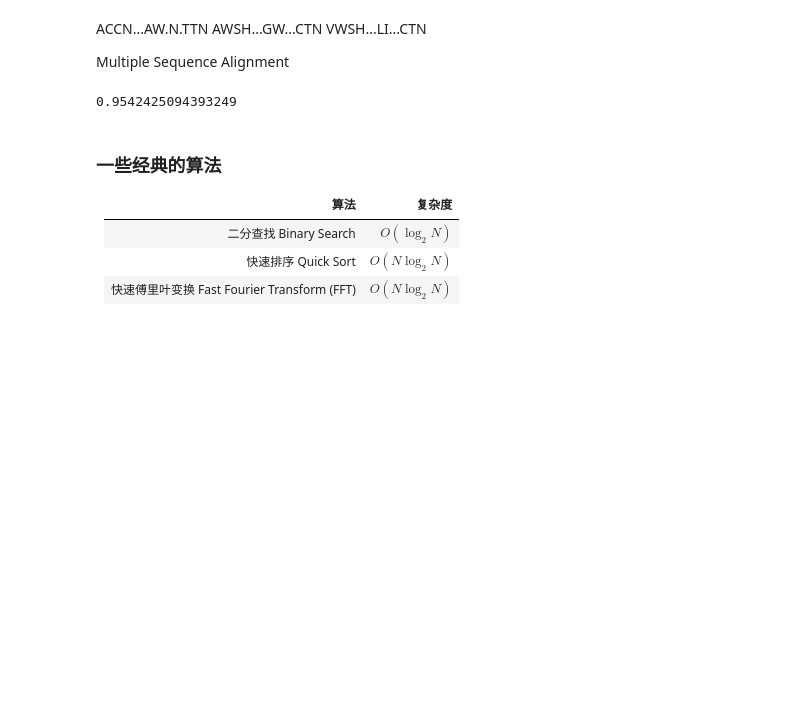
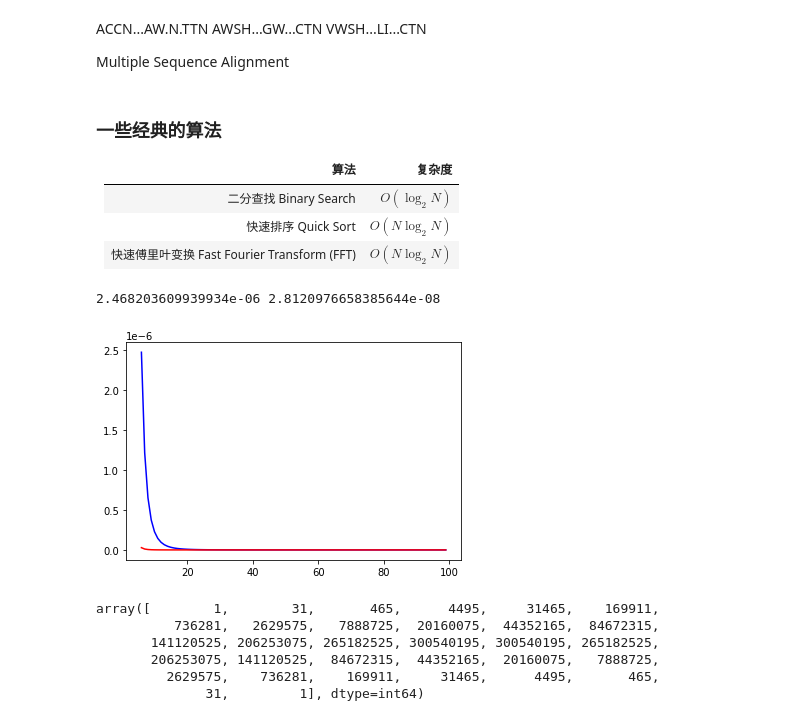
Before and after one commit to 3ki5tj/python-class, a Jupyter notebook: exercises/scratch-book.ipynb, the cells around one changed output. Saved outputs shown, nothing was run; the diff lists cells and outputs as text; code cells hidden in the pictures; blank space fills up the shorter version.

```diff
--- a/exercises/scratch-book.ipynb
+++ b/exercises/scratch-book.ipynb
@@ -93,16 +93,58 @@ AWSH...GW...CTN
 VWSH...LI...CTN
 
 Multiple Sequence Alignment
-# %%
-from math import *
-log10(9)
-# %% [output]
-0.9542425094393249
 # %% [markdown]
 ### 一些经典的算法
 
-| 算法                                       | 复杂度           |
+| <div style="width:200px">算法</div>        | <div style="width:100px">复杂度</div>   |
 |--------------------------------------------|-----------------|
 | 二分查找 Binary Search                      | $O(\log_2 N)$   |
 | 快速排序 Quick Sort                         | $O(N\log_2 N)$  |
 | 快速傅里叶变换 Fast Fourier Transform (FFT)  | $O(N\log_2 N)$  |
+# %%
+import math
+
+def invsqr_sum(n):
+    return sum(i**(-2) for i in range(1, n+1))
+
+def invsqr_sum_approx(n):
+    res = 1/(n+0.5) - 1.0/12/(n+0.5)**3 + 0.0/35.5/(n+0.5)**5
+    return math.pi**2/6 - res
+
+def invsqr_sum_approx2(n):
+    ''' Eurler-Maclaurin '''
+    res = 1/(n+1) + 0.5/(n+1)**2 + 1.0/6/(n+1)**3 -1/30/(n+1)**5
+    return math.pi**2/6 - res
+
+x, y, y2 = [], [], []
+for n in range(6, 100):
+    err = invsqr_sum_approx(n) - invsqr_sum(n)
+    err2 = invsqr_sum_approx2(n) - invsqr_sum(n)
+    #print(n, err*(n+0.5)**5, err2*(n+0.5)**5)
+    x.append(n)
+    y.append(abs(err))
+    y2.append(abs(err2))
+
+print(max(y), max(y2))
+
+import matplotlib.pyplot as plt
+
+plt.plot(x, y, color='b')
+plt.plot(x, y2, color='r')
+plt.show()
+# %% [output]
+2.468203609939934e-06 2.8120976658385644e-08
+[figure, added]
+# %%
+import numpy as np
+a = np.array([1, 1] + [0]*30)
+b = np.fft.fft(a)
+b31 = b**31
+np.int64(np.round(np.fft.ifft(b31).real))
+# %% [output]
+array([        1,        31,       465,      4495,     31465,    169911,
+          736281,   2629575,   7888725,  20160075,  44352165,  84672315,
+       141120525, 206253075, 265182525, 300540195, 300540195, 265182525,
+       206253075, 141120525,  84672315,  44352165,  20160075,   7888725,
+         2629575,    736281,    169911,     31465,      4495,       465,
+              31,         1], dtype=int64)
```
Also changed, not shown: 7 other files.
